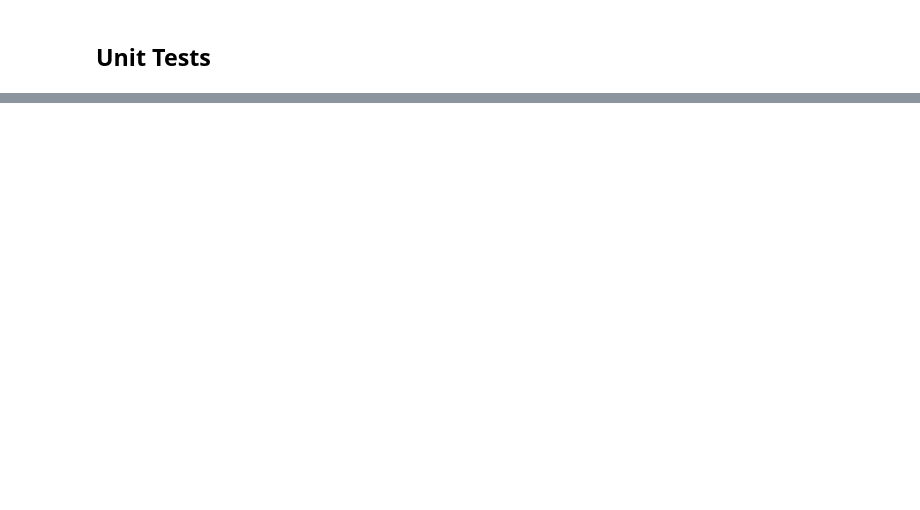
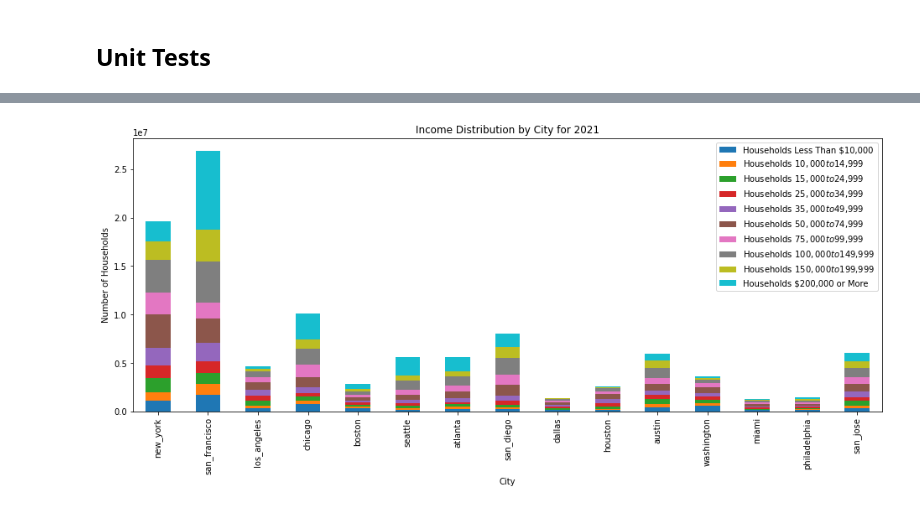
Before and after one commit to nomanarshad94/made-project-ws24, a Jupyter notebook: project/data_exploration.ipynb, the cells around one changed output, grey strips where cells are left out. Saved outputs shown, nothing was run; the diff lists cells and outputs as text; code cells hidden in the pictures; blank space fills up the shorter version.

```diff
--- a/project/data_exploration.ipynb
+++ b/project/data_exploration.ipynb
@@ -2010,0 +1215,9 @@ if __name__ == "__main__":
+# %%
+%%time
+city_agg[income_brackets_cols].iloc[:15].plot(kind='bar',stacked=True,figsize=(16, 6))
+plt.title('Income Distribution by City for 2021')
+plt.ylabel('Number of Households')
+plt.xlabel('City')
+plt.show()
+# %% [output]
+[figure, added]
```
Also changed, not shown: parts of 71 cells of this notebook, 3 other files.
